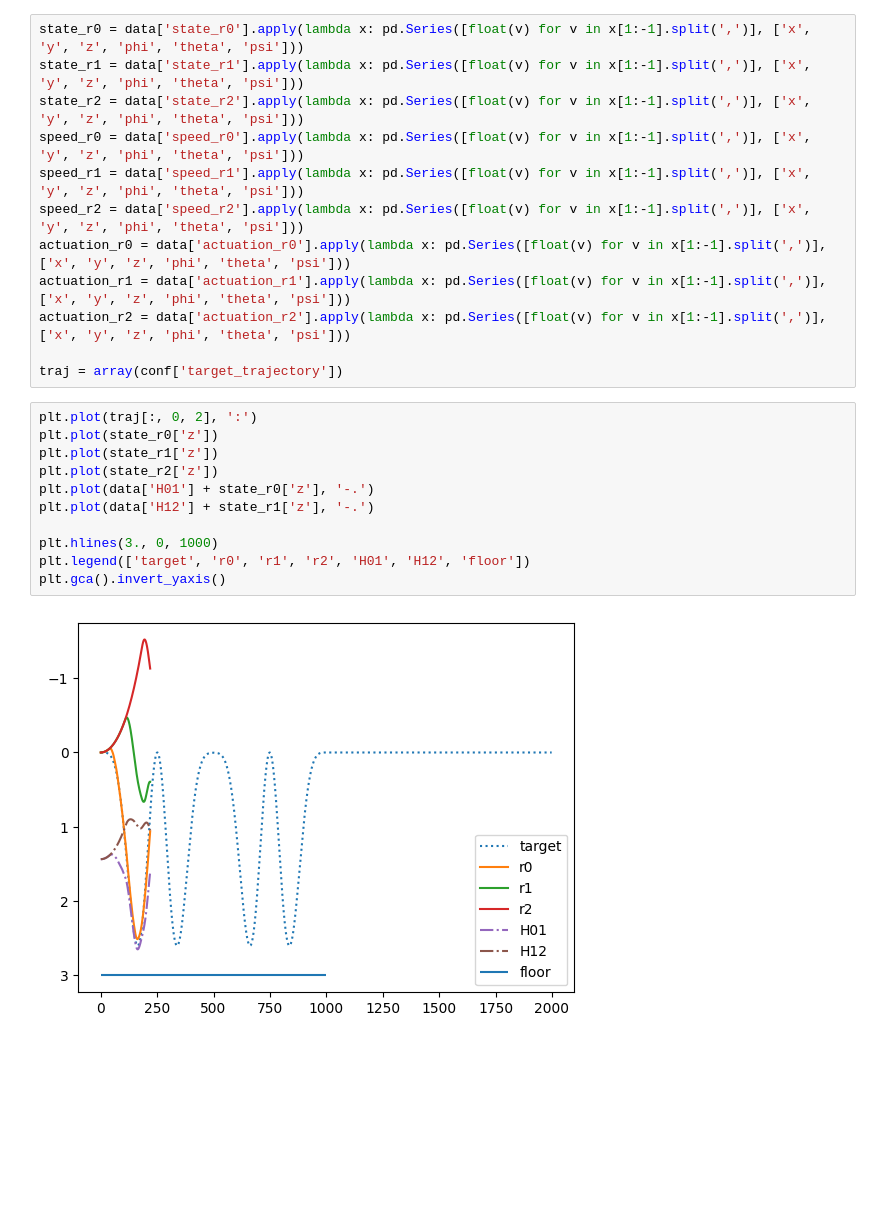
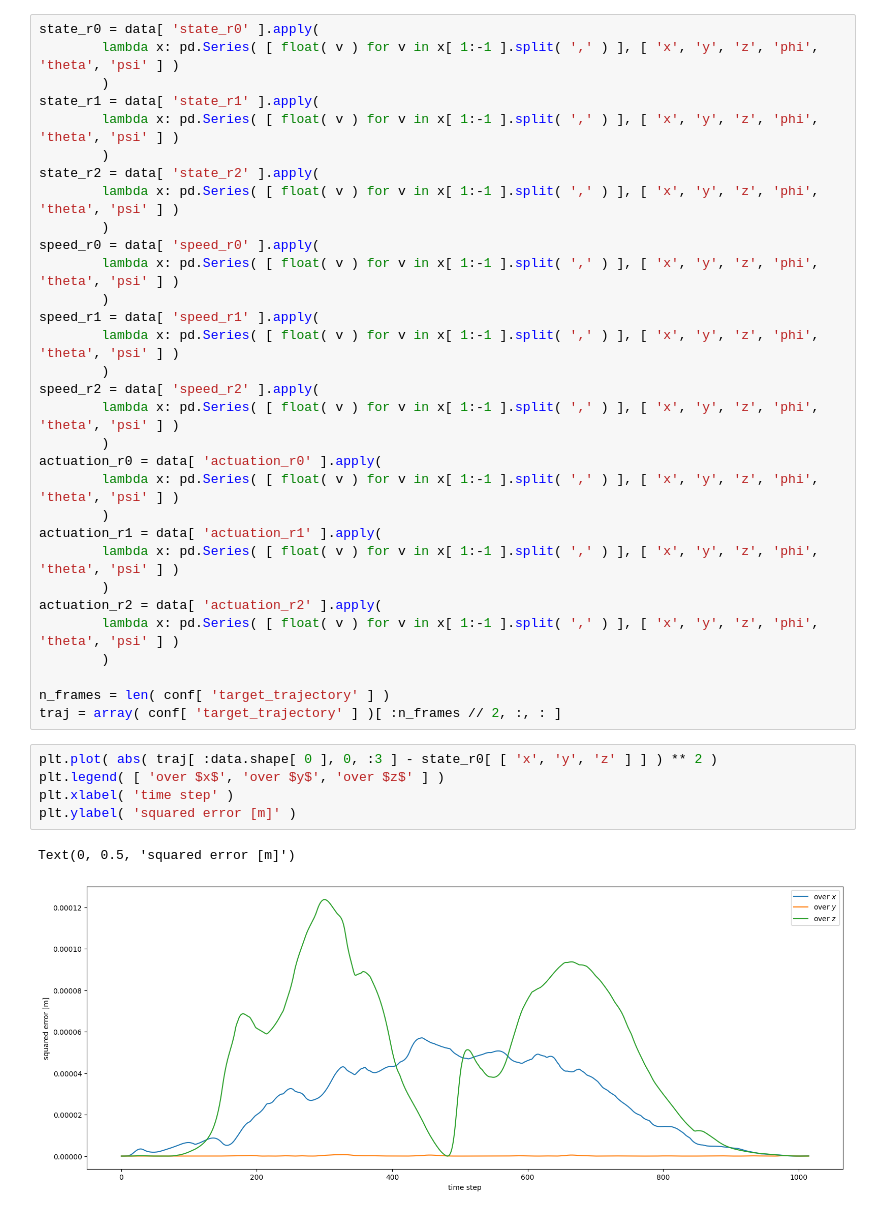
Before and after one commit to Kooolkimooov/pympc_usage, a Jupyter notebook: test.ipynb, the cells around one changed output. Saved outputs shown, nothing was run; the diff lists cells and outputs as text; blank space fills up the shorter version.

```diff
--- a/test.ipynb
+++ b/test.ipynb
@@ -12,26 +103,40 @@ with open(f'{folder}/config.json') as f:
 # %%
-state_r0 = data['state_r0'].apply(lambda x: pd.Series([float(v) for v in x[1:-1].split(',')], ['x', 'y', 'z', 'phi', 'theta', 'psi']))
-state_r1 = data['state_r1'].apply(lambda x: pd.Series([float(v) for v in x[1:-1].split(',')], ['x', 'y', 'z', 'phi', 'theta', 'psi']))
-state_r2 = data['state_r2'].apply(lambda x: pd.Series([float(v) for v in x[1:-1].split(',')], ['x', 'y', 'z', 'phi', 'theta', 'psi']))
-speed_r0 = data['speed_r0'].apply(lambda x: pd.Series([float(v) for v in x[1:-1].split(',')], ['x', 'y', 'z', 'phi', 'theta', 'psi']))
-speed_r1 = data['speed_r1'].apply(lambda x: pd.Series([float(v) for v in x[1:-1].split(',')], ['x', 'y', 'z', 'phi', 'theta', 'psi']))
-speed_r2 = data['speed_r2'].apply(lambda x: pd.Series([float(v) for v in x[1:-1].split(',')], ['x', 'y', 'z', 'phi', 'theta', 'psi']))
-actuation_r0 = data['actuation_r0'].apply(lambda x: pd.Series([float(v) for v in x[1:-1].split(',')], ['x', 'y', 'z', 'phi', 'theta', 'psi']))
-actuation_r1 = data['actuation_r1'].apply(lambda x: pd.Series([float(v) for v in x[1:-1].split(',')], ['x', 'y', 'z', 'phi', 'theta', 'psi']))
-actuation_r2 = data['actuation_r2'].apply(lambda x: pd.Series([float(v) for v in x[1:-1].split(',')], ['x', 'y', 'z', 'phi', 'theta', 'psi']))
+state_r0 = data[ 'state_r0' ].apply(
+		lambda x: pd.Series( [ float( v ) for v in x[ 1:-1 ].split( ',' ) ], [ 'x', 'y', 'z', 'phi', 'theta', 'psi' ] )
+		)
+state_r1 = data[ 'state_r1' ].apply(
+		lambda x: pd.Series( [ float( v ) for v in x[ 1:-1 ].split( ',' ) ], [ 'x', 'y', 'z', 'phi', 'theta', 'psi' ] )
+		)
+state_r2 = data[ 'state_r2' ].apply(
+		lambda x: pd.Series( [ float( v ) for v in x[ 1:-1 ].split( ',' ) ], [ 'x', 'y', 'z', 'phi', 'theta', 'psi' ] )
+		)
+speed_r0 = data[ 'speed_r0' ].apply(
+		lambda x: pd.Series( [ float( v ) for v in x[ 1:-1 ].split( ',' ) ], [ 'x', 'y', 'z', 'phi', 'theta', 'psi' ] )
+		)
+speed_r1 = data[ 'speed_r1' ].apply(
+		lambda x: pd.Series( [ float( v ) for v in x[ 1:-1 ].split( ',' ) ], [ 'x', 'y', 'z', 'phi', 'theta', 'psi' ] )
+		)
+speed_r2 = data[ 'speed_r2' ].apply(
+		lambda x: pd.Series( [ float( v ) for v in x[ 1:-1 ].split( ',' ) ], [ 'x', 'y', 'z', 'phi', 'theta', 'psi' ] )
+		)
+actuation_r0 = data[ 'actuation_r0' ].apply(
+		lambda x: pd.Series( [ float( v ) for v in x[ 1:-1 ].split( ',' ) ], [ 'x', 'y', 'z', 'phi', 'theta', 'psi' ] )
+		)
+actuation_r1 = data[ 'actuation_r1' ].apply(
+		lambda x: pd.Series( [ float( v ) for v in x[ 1:-1 ].split( ',' ) ], [ 'x', 'y', 'z', 'phi', 'theta', 'psi' ] )
+		)
+actuation_r2 = data[ 'actuation_r2' ].apply(
+		lambda x: pd.Series( [ float( v ) for v in x[ 1:-1 ].split( ',' ) ], [ 'x', 'y', 'z', 'phi', 'theta', 'psi' ] )
+		)
 
-traj = array(conf['target_trajectory'])
+n_frames = len( conf[ 'target_trajectory' ] )
+traj = array( conf[ 'target_trajectory' ] )[ :n_frames // 2, :, : ]
-# %%
-plt.plot(traj[:, 0, 2], ':')
-plt.plot(state_r0['z'])
-plt.plot(state_r1['z'])
-plt.plot(state_r2['z'])
-plt.plot(data['H01'] + state_r0['z'], '-.')
-plt.plot(data['H12'] + state_r1['z'], '-.')
-
-plt.hlines(3., 0, 1000)
-plt.legend(['target', 'r0', 'r1', 'r2', 'H01', 'H12', 'floor'])
-plt.gca().invert_yaxis()
-# %% [output]
-[figure, old version]
+# %%
+plt.plot( abs( traj[ :data.shape[ 0 ], 0, :3 ] - state_r0[ [ 'x', 'y', 'z' ] ] ) ** 2 )
+plt.legend( [ 'over $x$', 'over $y$', 'over $z$' ] )
+plt.xlabel( 'time step' )
+plt.ylabel( 'squared error [m]' )
+# %% [output]
+Text(0, 0.5, 'squared error [m]')
+[figure, added]
 # %%
```
Also changed, not shown: parts of 17 cells of this notebook, 1 other file.
